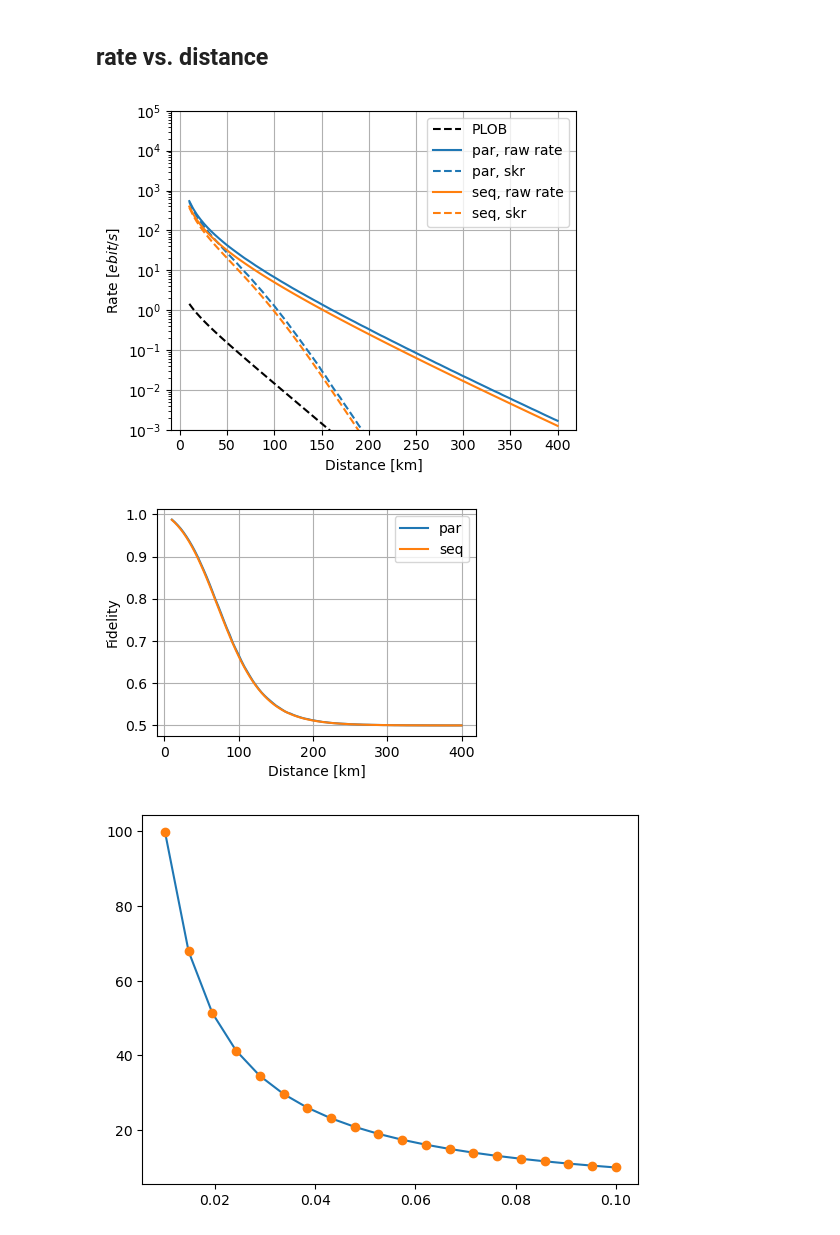
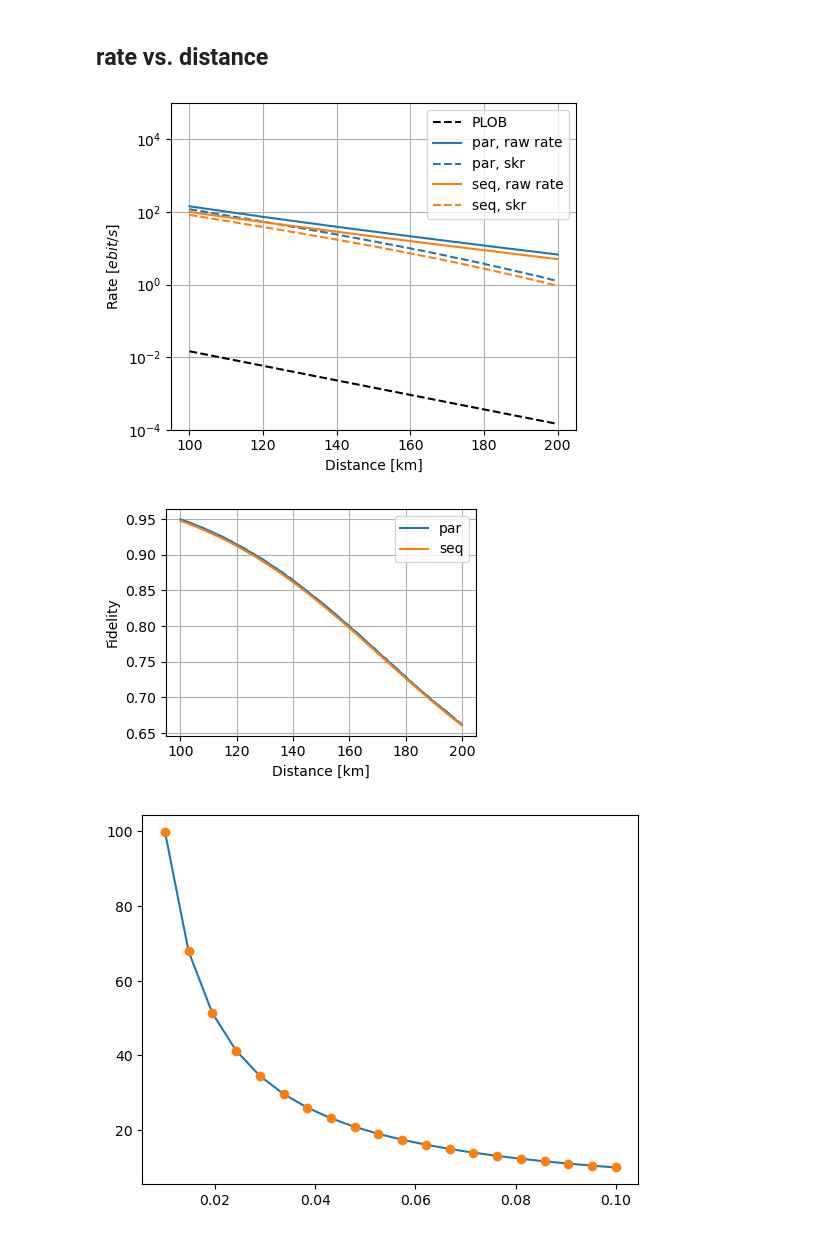
Before and after one commit to hassan-shap/QNUM, a Jupyter notebook: coherence-time-simulation.ipynb, the cells around one changed output. Cells and saved outputs as stored; diff of their text form; code cells hidden in the pictures.

```diff
--- a/coherence-time-simulation.ipynb
+++ b/coherence-time-simulation.ipynb
@@ -40,11 +40,11 @@ def T_avg_mc(L1,L2,Nmax=10000):
     N1 = F_geo(np.random.rand(Nmax),p1)
     N2 = F_geo(np.random.rand(Nmax),p2)
     Ts = np.max(np.array([(2*N1-1)*τ1,2*N2*τ2]),axis=0)
-    T_tot = τ1 + np.sum(Ts)/Nmax
+    T_tot = τ1 + np.mean(Ts)
 #     T_memory = 4*T_tot-(4/p1-1)*τ1-(4/p2-3)*τ2
 #     T_memory_qkd = 2*T_tot-(2/p1+1)*τ1-(2/p2-2)*τ2
-    f_memory = np.sum(np.exp(-(4*Ts-(4*N1-1)*τ1-(4*N2-3)*τ2)/τ_coh))/Nmax
-    f_memory_qkd = np.sum(np.exp(-(2*Ts-(2*N1+1)*τ1-(2*N2-2)*τ2)/τ_coh))/Nmax
+    f_memory = np.mean(np.exp(-(4*Ts-(4*N1-5)*τ1-(4*N2-3)*τ2)/τ_coh))
+    f_memory_qkd = np.mean(np.exp(-(2*Ts-(2*N1-1)*τ1-(2*N2-2)*τ2)/τ_coh))
     return T_tot, f_memory, f_memory_qkd
 
 def T_avg(L1,L2,Nmax=100):
@@ -72,21 +72,21 @@ c = 2e5 # speed of light [km/s]
 δ = 0.3
 rep_loc = np.linspace(δ,1-δ,20)
 inv_rate_par = np.zeros(len(rep_loc))
-memory_time_par = np.zeros(len(rep_loc))
+f_memory_par = np.zeros(len(rep_loc))
 # inv_rate_mc = np.zeros(len(rep_loc))
 # inv_rate_old = np.zeros(len(rep_loc))
 # memory_time_old = np.zeros(len(rep_loc))
 inv_rate_seq = np.zeros(len(rep_loc))
-memory_time_seq = np.zeros(len(rep_loc))
+f_memory_seq = np.zeros(len(rep_loc))
 for i, pos in enumerate(rep_loc):
     L1 = pos*L0
     L2 = L0 - L1
 #     inv_rate_par[i], memory_time_par[i] = T_avg_parallel(L1,L2,Nmax=10000)
-    inv_rate_par[i], memory_time_par[i] = T_avg_mc(L1,L2,Nmax=100000)
+    inv_rate_par[i], f_memory_par[i], _ = T_avg_mc(L1,L2,Nmax=100000)
 #     inv_rate_old[i], memory_time_old[i] = T_avg(L1,L2)
     inv_rate_seq[i] = 2*L1/(c*Trans(L1))+2*L2/(c*Trans(L2))
 #     memory_time_seq[i] = 3*L0/c + 4*L1/(c*Trans(L1))+ 4*L2/(c*Trans(L2))
-    memory_time_seq[i] = 2*(1/Trans(L2)+1)*L2/c
+#     memory_time_seq[i] = 2*(1/Trans(L2)+1)*L2/c
 # %%
 plt.figure(figsize=(4,3))
 # plt.plot(rep_loc,inv_rate_par/τ_coh,".-")
@@ -111,9 +111,9 @@ plt.show()
 # %%
 c = 2e5 # speed of light [km/s]
 τ_coh = 0.1
-p_link= 0.05
+p_link= 1
 
-L0_list = np.linspace(10,400,101) # e2e distance [km]
+L0_list = np.linspace(100,200,101) # e2e distance [km]
 inv_rate_par = np.zeros(len(L0_list))
 f_memory_par = np.zeros(len(L0_list))
 f_memory_qkd_par = np.zeros(len(L0_list))
@@ -135,36 +135,36 @@ plt.figure(figsize=(5,4))
 plt.plot(L0_list,-np.log2(1-Trans(L0_list)),"k--", label="PLOB")
 plt.plot(L0_list,1/inv_rate_par,"-",color="C0", label="par, raw rate")
 plt.plot(L0_list,(1-h(f_qkd_par))/inv_rate_par,"--",color="C0", label="par, skr")
 plt.plot(L0_list,1/inv_rate_seq,"-",color="C1", label="seq, raw rate")
 plt.plot(L0_list,(1-h(f_qkd_seq))/inv_rate_seq,"--",color="C1", label="seq, skr")
 plt.yscale("log")
 plt.xlabel("Distance [km]")
 plt.ylabel(r"Rate $[ebit/s]$")
-plt.ylim([1e-3,1e5])
+plt.ylim([1e-4,1e5])
 plt.grid()
 plt.legend()
 plt.tight_layout()
 # plt.savefig("figures_realtime/one_repeater_no_cutoff.pdf")
 plt.show()
 
 
 f_par = 0.5-0.5*f_memory_par#np.exp(-memory_time_par/τ_coh)
 f_seq = 0.5-0.5*f_memory_seq#np.exp(-memory_time_seq/τ_coh)
 plt.figure(figsize=(4,3))
 plt.plot(L0_list,1-f_par,"-", label="par")
 plt.plot(L0_list,1-f_seq,"-", label="seq")
 # plt.yscale("log")
 plt.xlabel("Distance [km]")
 # plt.ylabel(r"$T_{mem}/τ_{coh}$")
 plt.ylabel("Fidelity")
 plt.grid()
 plt.legend()
 plt.tight_layout()
 # plt.savefig("figures_realtime/one_repeater_fidelity_no_cutoff.pdf")
 plt.show()
 # %% [output]
-[figure, old version]
+[figure, new version]
-[figure, old version]
+[figure, new version]
 # %%
 p_list = np.linspace(0.01,0.1,20)
 Nmax = 1000
```
Also changed, not shown: parts of 5 cells of this notebook, 24 other files.
